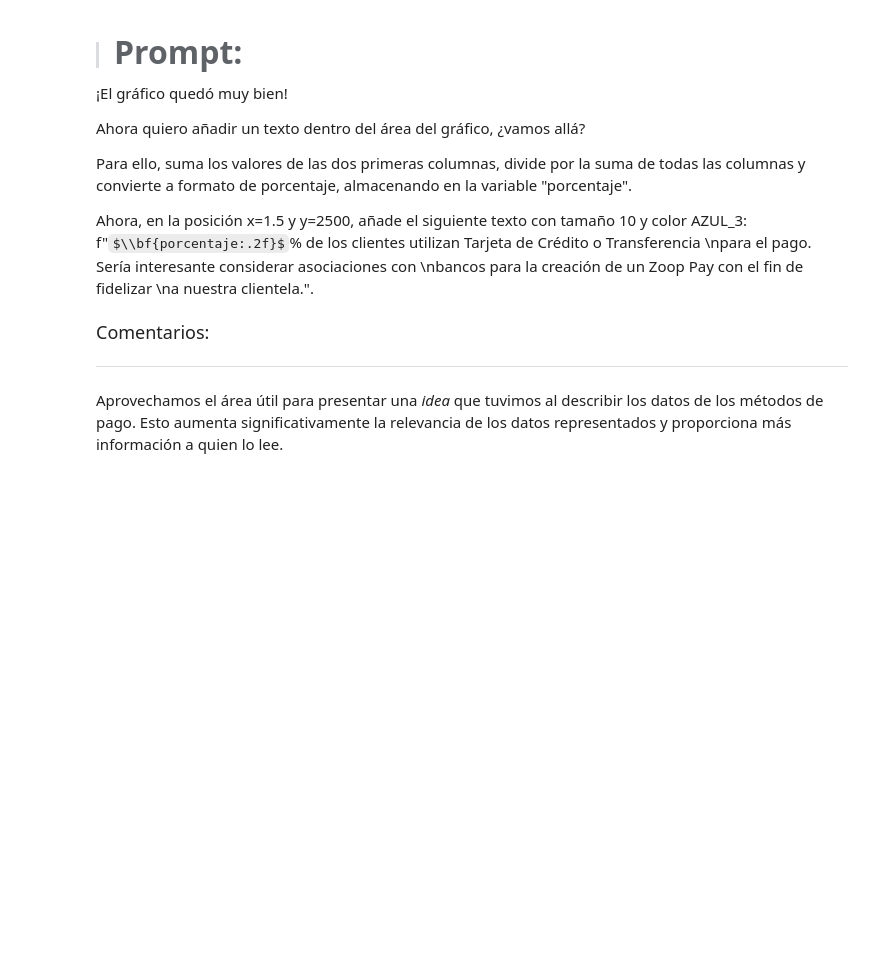
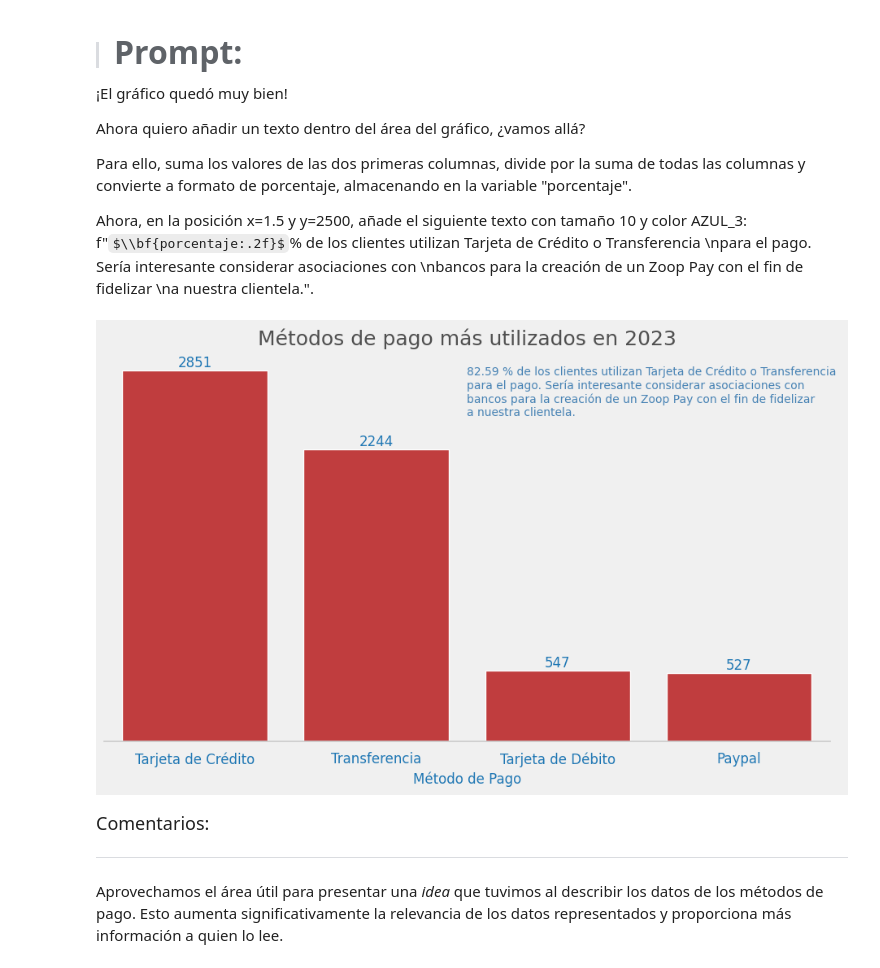
Before and after one commit to Cesar-Curitol/IA_aplicada_a_la_ciencia_de_datos, a Jupyter notebook: IA_aplicada_a_ciencia_de_datos.ipynb, the cells around one changed output. Saved outputs shown, nothing was run; the diff lists cells and outputs as text; code cells hidden in the pictures; some formulas as TeX source; blank space fills up the shorter version.

```diff
--- a/IA_aplicada_a_ciencia_de_datos.ipynb
+++ b/IA_aplicada_a_ciencia_de_datos.ipynb
@@ -1224,3 +1279,67 @@ Ahora, en la posición x=1.5 y y=2500, añade el siguiente texto con tamaño 10
+# %%
+import matplotlib.pyplot as plt
+import seaborn as sns
+
+# Colores corporativos
+GRIS_1 = '#f0f0f0'
+GRIS_5 = '#4f4f4f'
+ROJO_1 = '#d62728'
+AZUL_1 = '#1f77b4'
+AZUL_3 = '#4682B4'  # Asumido
+
+# Crear tabla de métodos de pago
+metodos_de_pago = df['metodo_pago'].value_counts().reset_index()
+metodos_de_pago.columns = ['metodo_pago', 'cantidad']
+
+# Calcular el porcentaje solicitado
+top2_suma = metodos_de_pago['cantidad'].iloc[0] + metodos_de_pago['cantidad'].iloc[1]
+total = metodos_de_pago['cantidad'].sum()
+porcentaje = (top2_suma / total) * 100
+
+# Crear gráfico
+plt.figure(figsize=(10, 6), facecolor=GRIS_1)
+ax = sns.barplot(
+    data=metodos_de_pago,
+    x='metodo_pago',
+    y='cantidad',
+    color=ROJO_1
+)
+
+# Título
+plt.title('Métodos de pago más utilizados en 2023', fontsize=18, color=GRIS_5)
+
+# Estilo general
+ax.set_facecolor(GRIS_1)
+ax.set_ylabel('')
+ax.set_yticks([])
+ax.set_xlabel('Método de Pago', fontsize=12, color=AZUL_1)
+ax.tick_params(axis='x', labelsize=12, colors=AZUL_1)
+sns.despine(top=True, right=True, left=True)
+
+# Etiquetas encima de las barras
+for p in ax.patches:
+    altura = int(p.get_height())
+    ax.annotate(
+        f'{altura}',
+        (p.get_x() + p.get_width() / 2, altura),
+        ha='center', va='bottom',
+        fontsize=12, color=AZUL_1
+    )
+
+# Añadir el texto interno en la posición indicada
+texto = (
+    f"{porcentaje:.2f} % de los clientes utilizan Tarjeta de Crédito o Transferencia \n"
+    "para el pago. Sería interesante considerar asociaciones con \n"
+    "bancos para la creación de un Zoop Pay con el fin de fidelizar \n"
+    "a nuestra clientela."
+)
+plt.text(x=1.5, y=2500, s=texto, fontsize=10, color=AZUL_3)
+
+# Mostrar gráfico
+plt.tight_layout()
+plt.show()
+# %% [output]
+[figure, added]
 # %% [markdown]
 <font color="7b71ff" size=4> Comentarios: </font>
 
```
Also changed, not shown: parts of 14 cells of this notebook.
